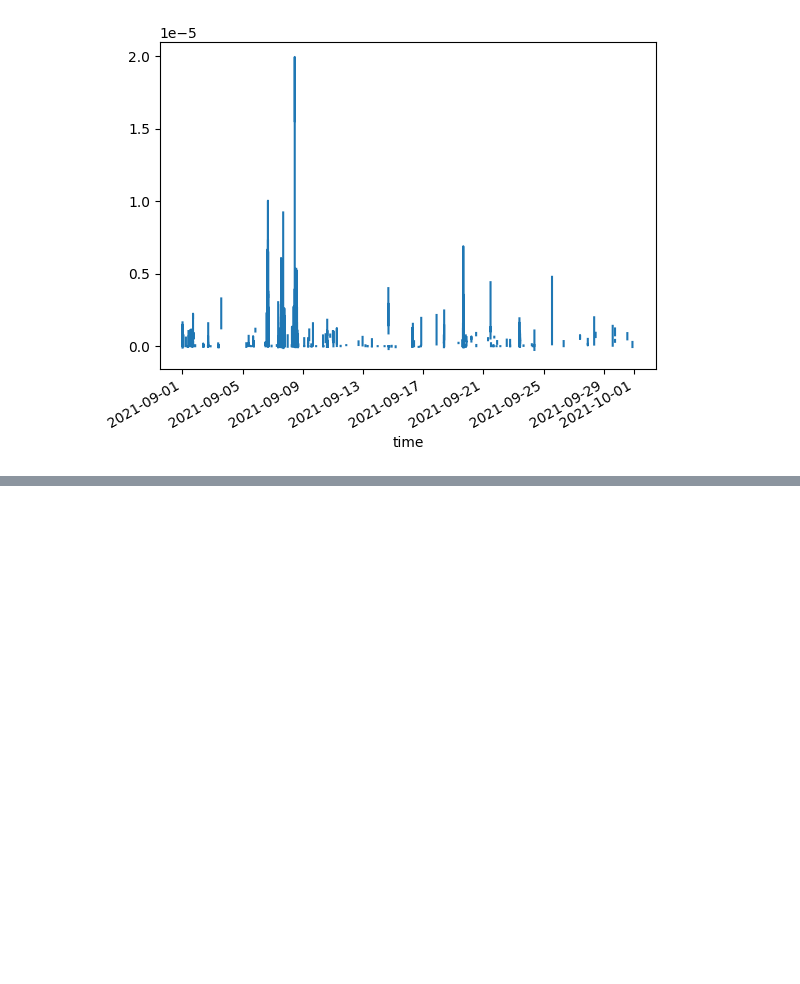
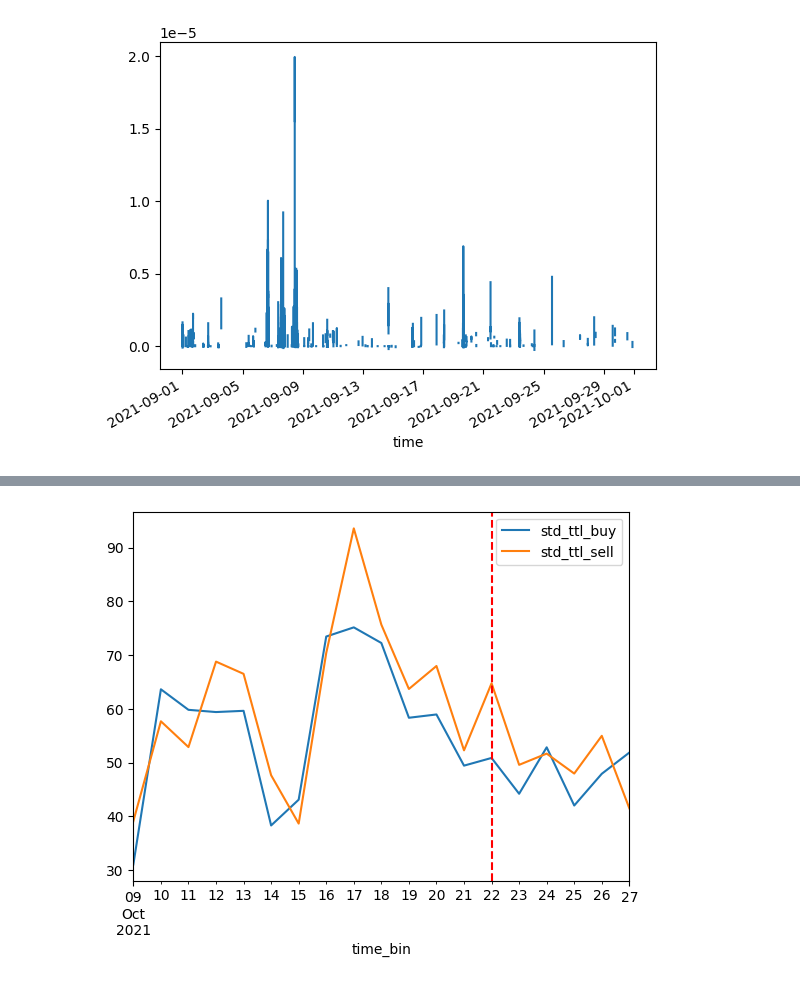
Before and after one commit to B0R0koko/pumps_and_dumps, a Jupyter notebook: misc/main.ipynb, the cells around one changed output, grey strips where cells are left out. Saved outputs shown, nothing was run; the diff lists cells and outputs as text; code cells hidden in the pictures; blank space fills up the shorter version.

```diff
--- a/misc/main.ipynb
+++ b/misc/main.ipynb
@@ -54,15 +68,11 @@ df_spread["spread"].plot()
 # %%
-df_buy_vol = pd.DataFrame()
-df_sell_vol = pd.DataFrame()
+df_buy = df[df.side == "buy"].resample("5min", on="time")
+df_sell = df[df.side == "sell"].resample("5min", on="time")
 
-df_buy = df[df.side == "buy"].resample("10s", on="time")
-df_sell = df[df.side == "sell"].resample("10s", on="time")
+def q99(x):
+    return x.quantile(.99)
 
-df_buy_vol[["vol_10s", "max_vol_10s"]] = df_buy["qty"].agg(["sum", "max"])
-df_buy_vol["num_trades_10s"] = df_buy["trade_id"].count()
+df_buy_vol = df_buy["qty"].agg(["sum", "count", "mean", "max", "median", q99])
+df_sell_vol = df_sell["qty"].agg(["sum", "count", "mean", "max", "median", q99])
 
-df_sell_vol[["vol_10s", "max_vol_10s"]] = df_sell["qty"].agg(["sum", "max"])
-df_sell_vol["num_trades_10s"] = df_sell["trade_id"].count()
-
-df_vol = df_buy_vol.merge(df_sell_vol, on="time",  suffixes=["_buy", "_sell"], how="outer")
-df_vol = df_vol.fillna(0)
+df_feat = df_buy_vol.merge(df_sell_vol, on="time", how="outer", suffixes=["_buy", "_sell"]).fillna(0)
@@ -68,0 +120,13 @@ df_vol = df_vol.fillna(0)
+# %%
+pump_ts = pd.Timestamp("2021-10-22 13:28:00")
+
+timeframe_cond = (
+    (df_ttl["time_bin"] <= pump_ts + pd.Timedelta(days=5)) &
+    (df_ttl["time_bin"] >= pump_ts - pd.Timedelta(days=14))
+)
+
+df_ttl[timeframe_cond].plot(x="time_bin", y=["std_ttl_buy", "std_ttl_sell"])
+plt.axvline(x=pump_ts, color="red", linestyle="--")
+plt.show()
+# %% [output]
+[figure, added]
```
Also changed, not shown: parts of 14 cells of this notebook, 3 other files.
